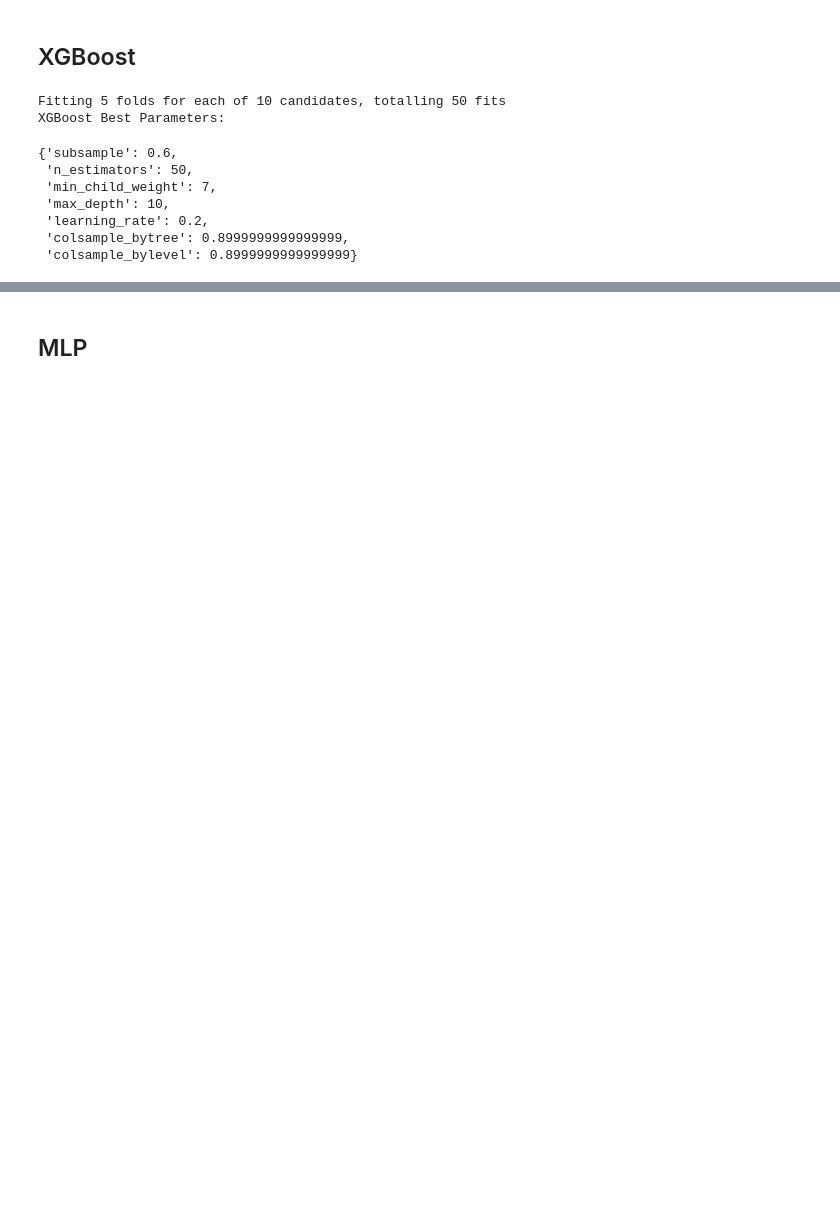
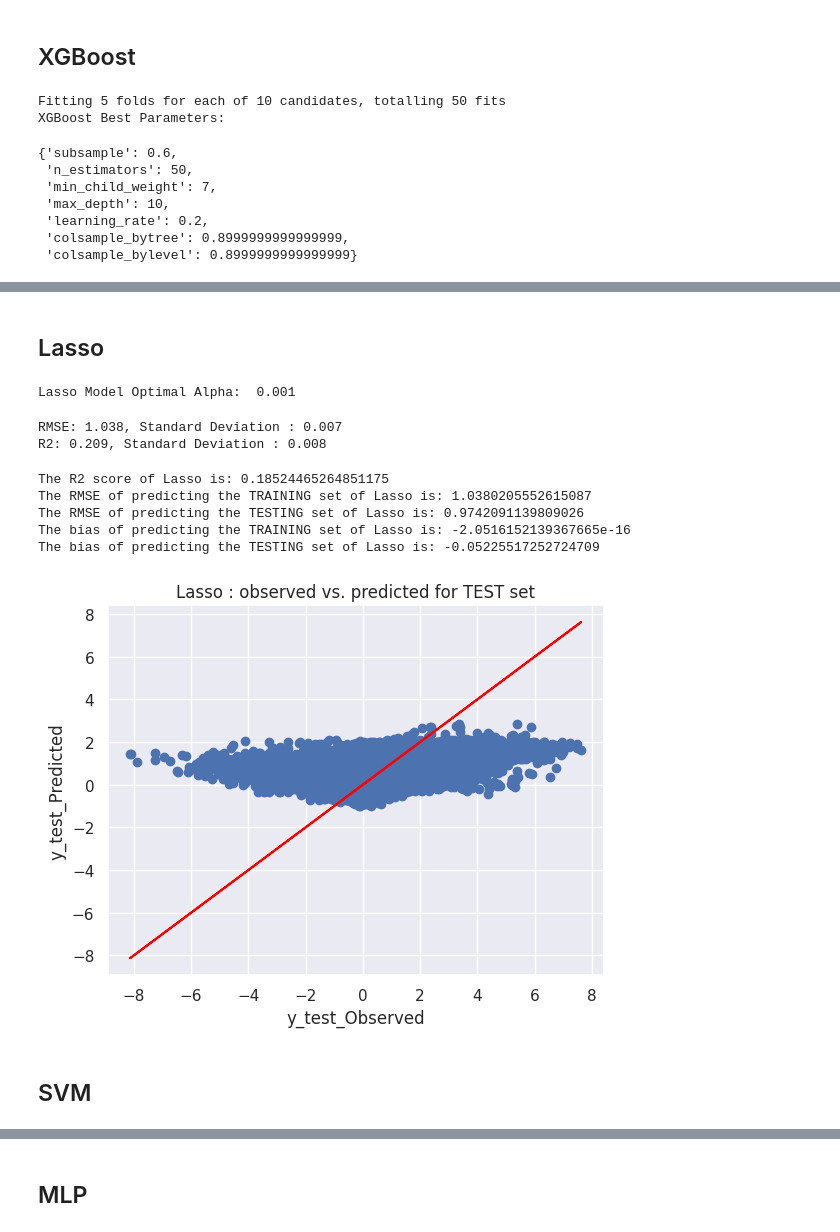
Before and after one commit to pidan-bilibili/dataScience, a Jupyter notebook: model_development_hourly.ipynb, the cells around one changed output, grey strips where cells are left out. Cells and saved outputs as stored; diff of their text form; code cells hidden in the pictures; blank space fills up the shorter version.

```diff
--- a/model_development_hourly.ipynb
+++ b/model_development_hourly.ipynb
@@ -533,0 +682,22 @@ XGBoost Best Parameters:
+# %%
+# test train split grouped by SiteID, year, month
+from sklearn.model_selection import GroupShuffleSplit
+
+splitter = GroupShuffleSplit(test_size=0.3, n_splits=2, random_state = 42)
+split = splitter.split(df, groups=df['year'])
+train_inds, test_inds = next(split)
+
+train_df = df.iloc[train_inds]
+test_df = df.iloc[test_inds]
+# %%
+X_train = train_df.drop([target, 'year'], axis = 1)
+X_train.head(2)
+
+y_train = train_df[target]
+y_train.head(2)
+
+X_test = test_df.drop([target, 'year'], axis = 1)
+X_test.head(2)
+
+y_test = test_df[target]
+y_test.head(2)
@@ -533,0 +709,41 @@ XGBoost Best Parameters:
+# %% [markdown]
+## Lasso
+# %%
+n_splits = 5
+kf = KFold(n_splits=n_splits, shuffle=True, random_state=2022)
+
+lasso_model = LassoCV(cv = kf, alphas=np.linspace(0.001, 10, 100), max_iter = 10000)
+lasso_model.fit(X_train, y_train)
+print('Lasso Model Optimal Alpha: ', lasso_model.alpha_)
+# %% [output]
+Lasso Model Optimal Alpha:  0.001
+# %%
+# Cross Validation Results
+
+rmse = cross_val_score(lasso_model, X_train, y_train, scoring='neg_root_mean_squared_error', cv = kf)
+r2 = cross_val_score(lasso_model, X_train, y_train, scoring='r2', cv = kf)
+
+#get the mean of each fold
+print("RMSE: %.3f, Standard Deviation : %.3f" % (rmse.mean() * -1, rmse.std()))
+print("R2: %.3f, Standard Deviation : %.3f" % (r2.mean(), r2.std()))
+# %% [output]
+RMSE: 1.038, Standard Deviation : 0.007
+R2: 0.209, Standard Deviation : 0.008
+# %%
+# Test Results
+
+lasso_y_train_predicted = lasso_model.predict(X_train)
+lasso_y_test_predicted = lasso_model.predict(X_test)
+lasso_r2, lasso_rmse = calculate_errors(y_train, lasso_y_train_predicted, y_test, lasso_y_test_predicted, "Lasso")
+# %% [output]
+The R2 score of Lasso is: 0.18524465264851175
+The RMSE of predicting the TRAINING set of Lasso is: 1.0380205552615087
+The RMSE of predicting the TESTING set of Lasso is: 0.9742091139809026
+The bias of predicting the TRAINING set of Lasso is: -2.0516152139367665e-16
+The bias of predicting the TESTING set of Lasso is: -0.05225517252724709
+# %%
+show_scatter_test(y_test, lasso_y_test_predicted, "Lasso")
+# %% [output]
+[figure, added]
+# %% [markdown]
+## SVM
```
Also changed, not shown: parts of 65 cells of this notebook, 1 other file.
